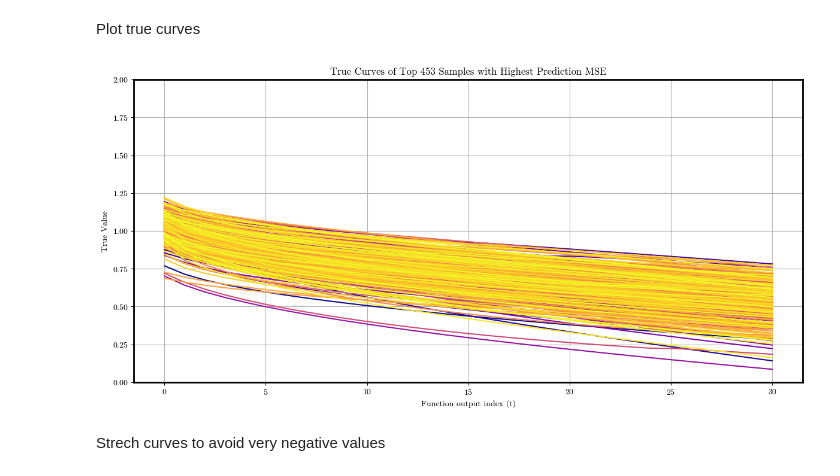
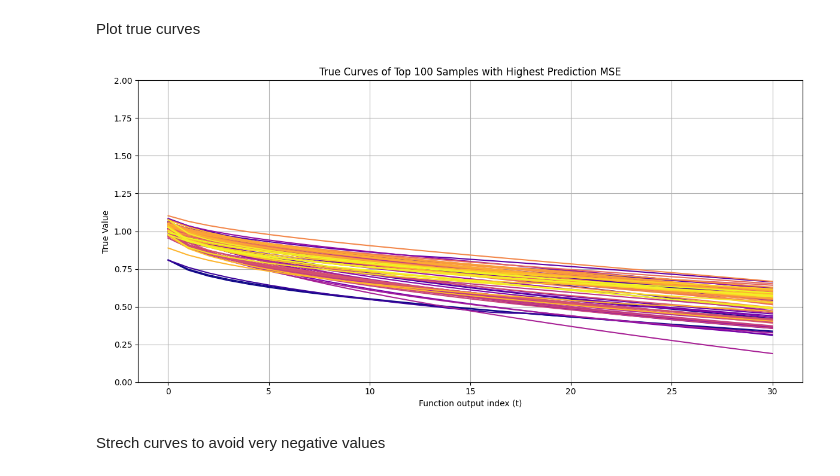
Before and after one commit to DejvisT/Sensitivity-Analysis-and-Surrogate-Modeling-of-PEM-Fuel-Cells, a Jupyter notebook: notebooks/95_GP_surrogate_models.ipynb, the cells around one changed output. Saved outputs shown, nothing was run; the diff lists cells and outputs as text; code cells hidden in the pictures.

Commit message:
Fitting GP using sobol data

```diff
--- a/notebooks/95_GP_surrogate_models.ipynb
+++ b/notebooks/95_GP_surrogate_models.ipynb
@@ -4,9 +4,6 @@
 import sys
 import os
 sys.path.append(os.path.abspath(os.path.join(os.getcwd(), '..')))
-from src.sampling.sampler import get_polarisation_curve_samples, build_fixed_parameters
-from configuration.settings import current_density_parameters, physical_parameters, computing_parameters, operating_inputs
-from model.AlphaPEM import AlphaPEM
 import omegaconf
 import numpy as np
 import pandas as pd
@@ -34,26 +31,20 @@ def is_valid_curve(voltage_curve, tolerance=3, min_voltage=-5.0, max_voltage=1.2
     """
     return True
 
-data_long = pd.read_pickle('../data/raw/lhs_500.pkl')
-data_long = data_long.dropna()
+data = pd.read_csv('../sampling_test/combined_data.csv')
+data = data.dropna()
 
-# Expand Ucell
-Ucell_wide = data_long['Ucell'].apply(pd.Series)
-Ucell_wide.columns = [f'Ucell_{i}' for i in Ucell_wide.columns]
+# 1) Identify your wide columns
+ucell_cols = [c for c in data.columns if c.startswith('Ucell_')]
+ifc_cols   = [c for c in data.columns if c.startswith('ifc_')]
 
-# Expand ifc
-ifc_wide = data_long['ifc'].apply(pd.Series)
-ifc_wide.columns = [f'ifc_{i}' for i in ifc_wide.columns]
+# 2) Concatenate per-row via apply
+data['Ucell'] = data.apply(lambda row: row[ucell_cols].tolist(), axis=1)
+data['ifc']   = data.apply(lambda row: row[ifc_cols].tolist(),   axis=1)
 
-# Combine with original DataFrame (excluding old list columns)
-data = pd.concat([data_long.drop(['Ucell', 'ifc'], axis=1), Ucell_wide, ifc_wide], axis=1)
+# 3) (Optional) drop the old wide columns
+data = data.drop(columns=ucell_cols + ifc_cols)
 
-# Identify Ucell and ifc columns
-ucell_cols = [col for col in data.columns if col.startswith('Ucell_')]
-ifc_cols = [col for col in data.columns if col.startswith('ifc_')]
-
-# Combine Ucell columns into lists per row
-data['Ucell'] = data[ucell_cols].values.tolist()
 
 omegaconf_dict = omegaconf.OmegaConf.load('../param_config.yaml')
 columns = list(omegaconf_dict.keys())
@@ -63,3 +54,4 @@ columns.append('Ucell')
 
 
 data['valid'] = data['Ucell'].apply(is_valid_curve)
+data
@@ -81,35 +87,35 @@ def plot_top_true_curves(Y_true, Y_pred, top_k=10):
     # Compute per-sample MSE
     mse_per_sample = np.mean(np.abs(Y_true - Y_pred), axis=1)
 
     # Indices of top_k samples with highest MSE
     top_indices = np.argsort(mse_per_sample)[-top_k:]
 
     # Plot
     plt.figure(figsize=(12, 6))
     colors = plt.cm.plasma(np.linspace(0, 1, top_k))
 
     for idx, color in zip(top_indices, colors):
         t = np.arange(Y_true.shape[1])
         plt.plot(t, Y_true[idx], label=f'Sample {idx} (MSE={mse_per_sample[idx]:.3f})', color=color)
 
     plt.xlabel('Function output index (t)')
     plt.ylabel('True Value')
     plt.title(f'True Curves of Top {top_k} Samples with Highest Prediction MSE')
     plt.grid(True)
     plt.ylim(0, 2)
     #plt.legend(bbox_to_anchor=(1.05, 1), loc='upper left')
     plt.tight_layout()
     plt.show()
 
 # Example call
 all_Y = np.array(data['Ucell'].tolist())
 mask_valid = np.array([is_valid_curve(row) for row in all_Y])
 all_Y = all_Y[mask_valid]
 
 # Split data
-plot_top_true_curves(all_Y, all_Y, top_k=len(all_Y))
+plot_top_true_curves(all_Y, all_Y, top_k=100)
 # %% [output]
-[figure, old version]
+[figure, new version]
 # %% [markdown]
 Strech curves to avoid very negative values
 # %% [markdown]
```
Also changed, not shown: parts of 6 cells of this notebook.
